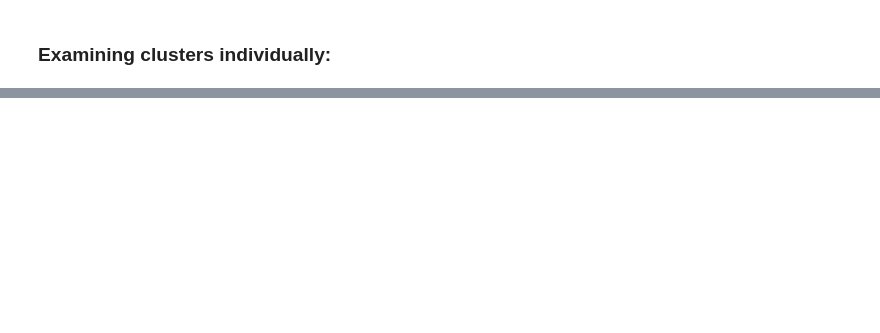
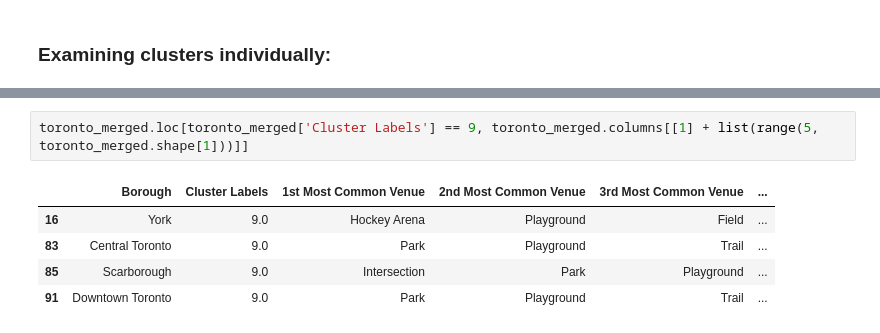
Before and after one commit to virazabal/The-Battle-of-Neighbourhoods, a Jupyter notebook: Segmenting and Clustering Neighborhoods in Toronto.ipynb, the cells around one changed output, grey strips where cells are left out. Saved outputs shown, nothing was run; the diff lists cells and outputs as text; blank space fills up the shorter version.

```diff
--- a/Segmenting and Clustering Neighborhoods in Toronto.ipynb
+++ b/Segmenting and Clustering Neighborhoods in Toronto.ipynb
@@ -390,0 +390,8 @@ toronto_merged.loc[toronto_merged['Cluster Labels'] == 4, toronto_merged.columns
+# %%
+toronto_merged.loc[toronto_merged['Cluster Labels'] == 9, toronto_merged.columns[[1] + list(range(5, toronto_merged.shape[1]))]]
+# %% [output]
+|  | Borough | Cluster Labels | 1st Most Common Venue | 2nd Most Common Venue | 3rd Most Common Venue | ... |
+| 16 | York | 9.0 | Hockey Arena | Playground | Field | ... |
+| 83 | Central Toronto | 9.0 | Park | Playground | Trail | ... |
+| 85 | Scarborough | 9.0 | Intersection | Park | Playground | ... |
+| 91 | Downtown Toronto | 9.0 | Park | Playground | Trail | ... |
```
Also changed, not shown: parts of 21 cells of this notebook.
